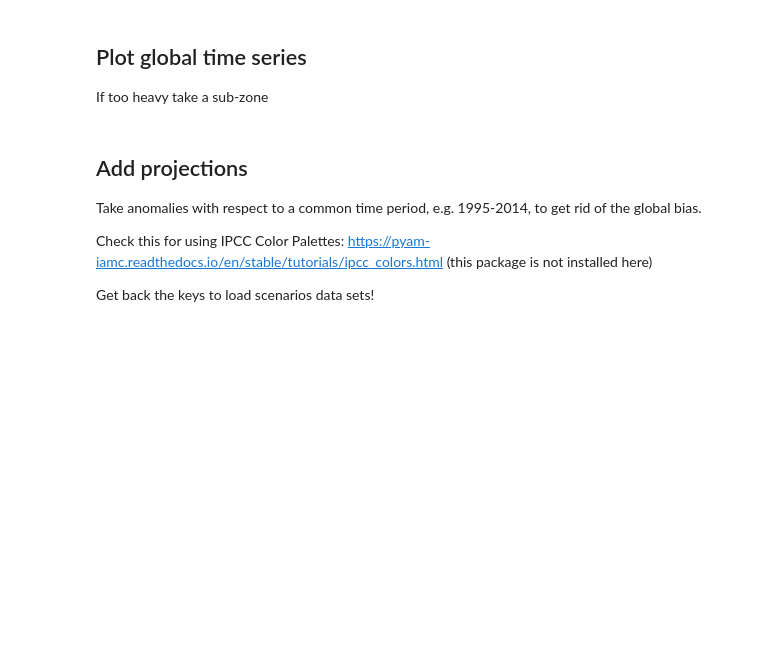
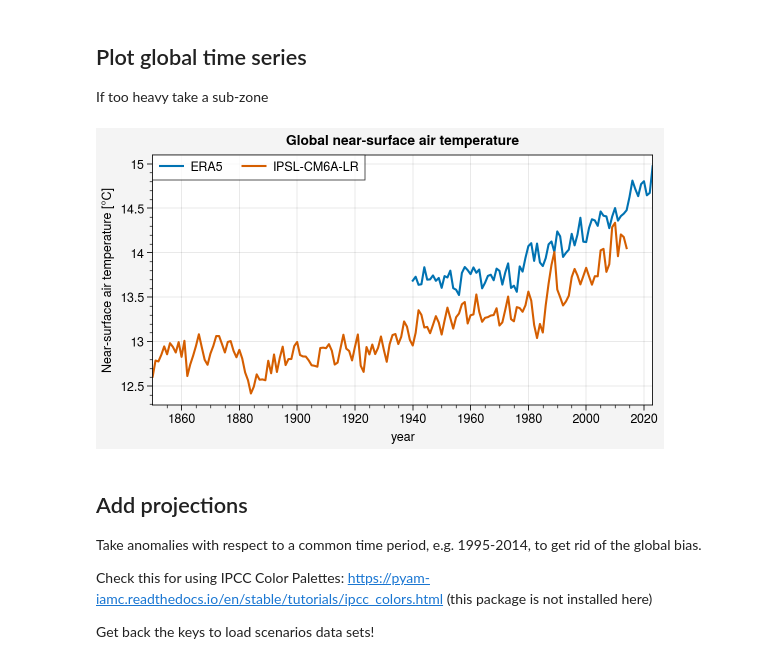
Before and after one commit to mickaellalande/Numerilab, a Jupyter notebook: 03_intake_CMIP6.ipynb, the cells around one changed output. Saved outputs shown, nothing was run; the diff lists cells and outputs as text; code cells hidden in the pictures; blank space fills up the shorter version.

```diff
--- a/03_intake_CMIP6.ipynb
+++ b/03_intake_CMIP6.ipynb
@@ -169,0 +370,5 @@ obs = ds.t2m - 273.15
+# %%
+obs['date'] = pd.date_range('1940-01', '2024-10', freq='MS')
+obs = obs.rename({'date': 'time'})
+obs = obs.sel(time=slice('1940', '2023'))
+obs
@@ -312,25 +583,27 @@ If too heavy take a sub-zone
 # %%
 # Resample by year
 obs_year = obs.resample(time='Y').mean('time').load()
-model_year = model.resample(time='Y').mean('time').load()
+model_year = model.resample(time='Y').mean('time').load().squeeze()
 # %%
 # Make spatial average
 ts_obs = (u.spatial_average(obs_year)).load()
 ts_model = (u.spatial_average(model_year)).load()
 # %%
-fig, axs = plot.subplots(axwidth=5, aspect=2)
+fig, axs = plot.subplots(axwidth=5, refaspect=2)
 
 axs[0].plot(ts_obs['time.year'], ts_obs, label='ERA5')
 axs[0].plot(ts_model['time.year'], ts_model, label=model_name)
 
 
 axs[0].legend()
 
 axs.format(
     xlabel='year',
     ylabel='Near-surface air temperature [°C]',
     suptitle='Global near-surface air temperature',
 )
+# %% [output]
+[figure, added]
 # %% [markdown]
 ## Add projections
 Take anomalies with respect to a common time period, e.g. 1995-2014, to get rid of the global bias.
```
Also changed, not shown: parts of 33 cells of this notebook, 2 other files.
